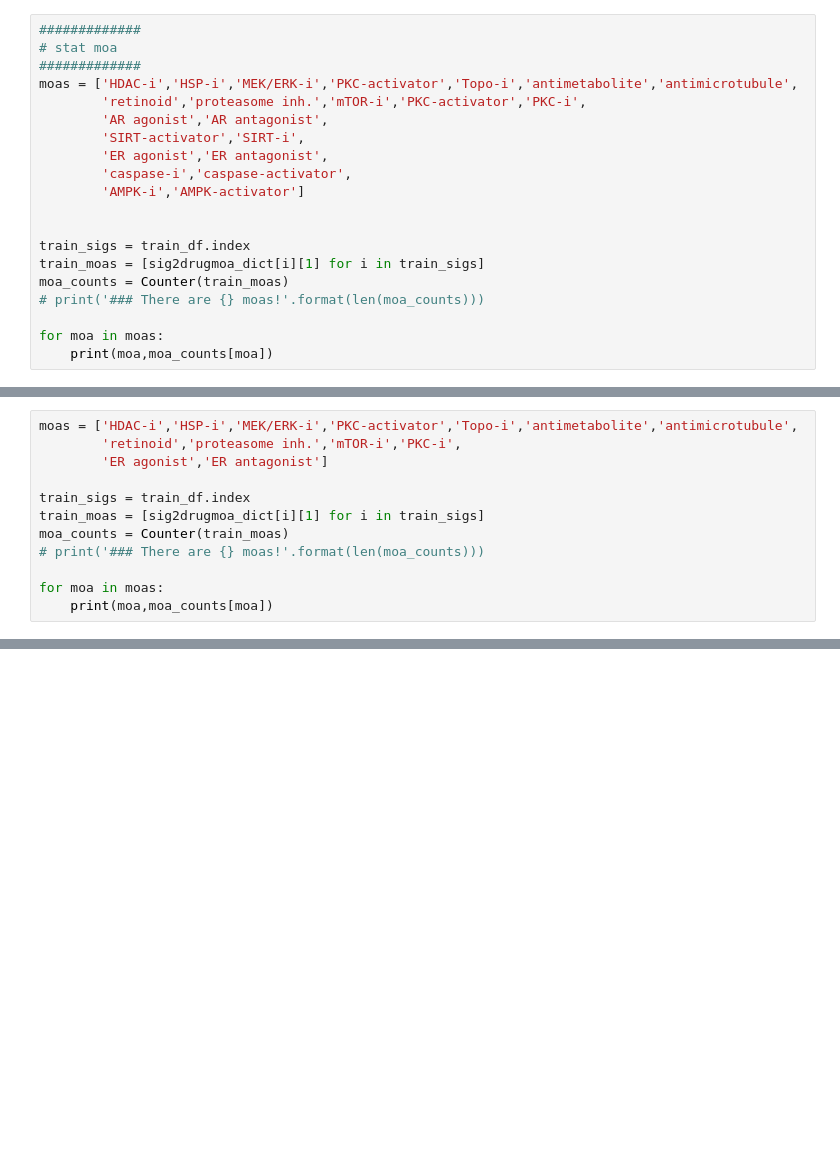
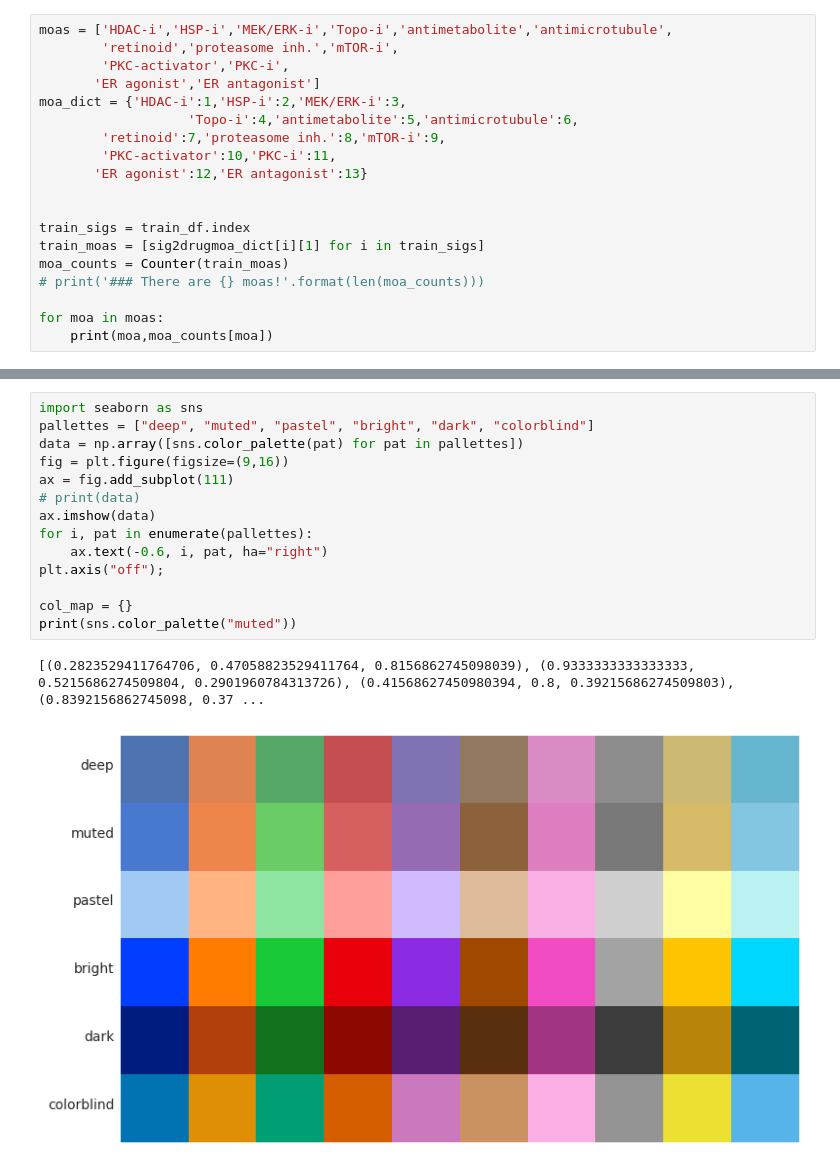
Before and after one commit to jianglikun/MOASL, a Jupyter notebook: analysis/analysis_drug_demention.ipynb, the cells around one changed output, grey strips where cells are left out. Saved outputs shown, nothing was run; the diff lists cells and outputs as text; blank space fills up the shorter version.

```diff
--- a/analysis/analysis_drug_demention.ipynb
+++ b/analysis/analysis_drug_demention.ipynb
@@ -352,14 +299,13 @@ Train & Test before train (2931, 12328) (1818, 12328)
 # %%
-#############
-# stat moa
-#############
-moas = ['HDAC-i','HSP-i','MEK/ERK-i','PKC-activator','Topo-i','antimetabolite','antimicrotubule',
-        'retinoid','proteasome inh.','mTOR-i','PKC-activator','PKC-i',
-        'AR agonist','AR antagonist',
-        'SIRT-activator','SIRT-i',
-        'ER agonist','ER antagonist',
-        'caspase-i','caspase-activator',
-        'AMPK-i','AMPK-activator']
+moas = ['HDAC-i','HSP-i','MEK/ERK-i','Topo-i','antimetabolite','antimicrotubule',
+        'retinoid','proteasome inh.','mTOR-i',
+        'PKC-activator','PKC-i',
+       'ER agonist','ER antagonist']
+moa_dict = {'HDAC-i':1,'HSP-i':2,'MEK/ERK-i':3,
+                   'Topo-i':4,'antimetabolite':5,'antimicrotubule':6,
+        'retinoid':7,'proteasome inh.':8,'mTOR-i':9,
+        'PKC-activator':10,'PKC-i':11,
+       'ER agonist':12,'ER antagonist':13}
 
 
 train_sigs = train_df.index
@@ -390,12 +331,0 @@ AMPK-activator 0
-# %%
-moas = ['HDAC-i','HSP-i','MEK/ERK-i','PKC-activator','Topo-i','antimetabolite','antimicrotubule',
-        'retinoid','proteasome inh.','mTOR-i','PKC-i',
-        'ER agonist','ER antagonist']
-
-train_sigs = train_df.index
-train_moas = [sig2drugmoa_dict[i][1] for i in train_sigs]
-moa_counts = Counter(train_moas)
-# print('### There are {} moas!'.format(len(moa_counts)))
-
-for moa in moas:
-    print(moa,moa_counts[moa])
@@ -454,0 +533,17 @@ plt.show()
+# %%
+import seaborn as sns
+pallettes = ["deep", "muted", "pastel", "bright", "dark", "colorblind"]
+data = np.array([sns.color_palette(pat) for pat in pallettes])
+fig = plt.figure(figsize=(9,16))
+ax = fig.add_subplot(111)
+# print(data)
+ax.imshow(data)
+for i, pat in enumerate(pallettes):
+    ax.text(-0.6, i, pat, ha="right")
+plt.axis("off");
+
+col_map = {}
+print(sns.color_palette("muted"))
+# %% [output]
+[(0.2823529411764706, 0.47058823529411764, 0.8156862745098039), (0.9333333333333333, 0.5215686274509804, 0.2901960784313726), (0.41568627450980394, 0.8, 0.39215686274509803), (0.8392156862745098, 0.37 ...
+[figure, added]
```
Also changed, not shown: parts of 21 cells of this notebook.
